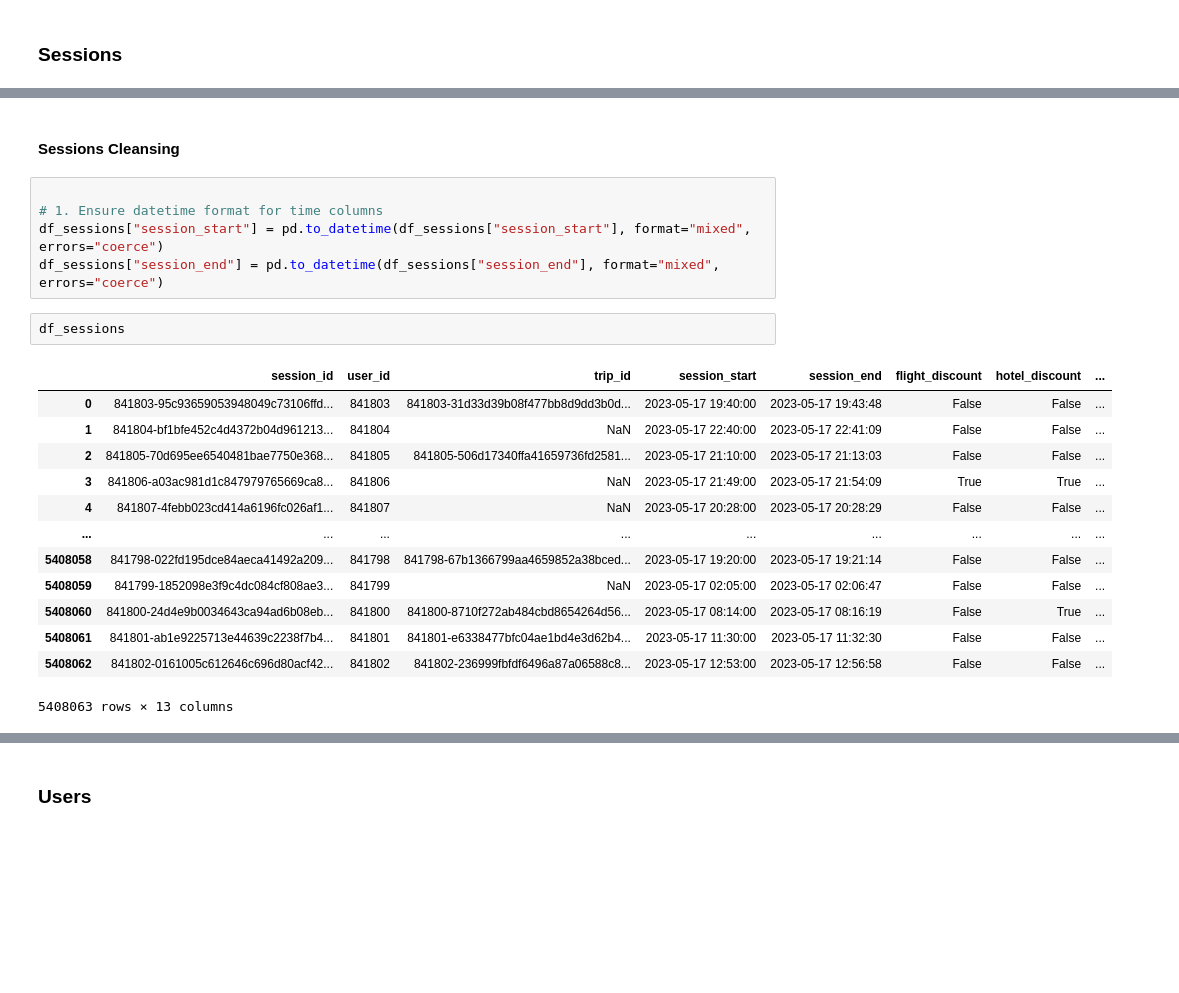
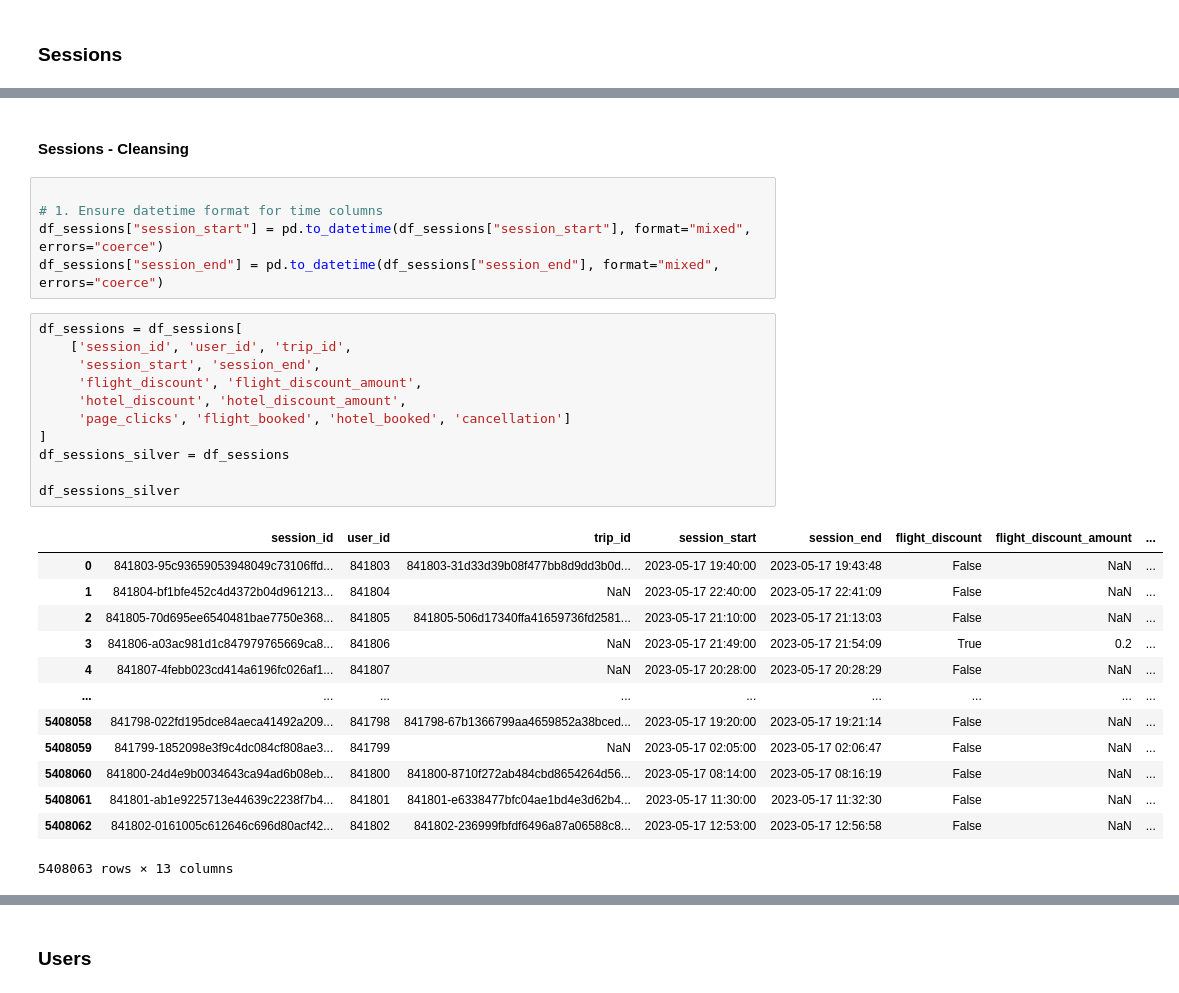
Before and after one commit to KonstantinData/Mastery-Project-Masterschool, a Jupyter notebook: notebooks/mastery-project-2025.ipynb, the cells around one changed output, grey strips where cells are left out. Drawn from its saved outputs; the diff is of its cells as text; blank space fills up the shorter version.

```diff
--- a/notebooks/mastery-project-2025.ipynb
+++ b/notebooks/mastery-project-2025.ipynb
@@ -365,23 +482,32 @@ memory usage: 355.9+ MB
 # %% [markdown]
-#### Sessions Cleansing
+#### Sessions - Cleansing
 # %%
 
 # 1. Ensure datetime format for time columns
 df_sessions["session_start"] = pd.to_datetime(df_sessions["session_start"], format="mixed", errors="coerce")
 df_sessions["session_end"] = pd.to_datetime(df_sessions["session_end"], format="mixed", errors="coerce")
-# %%
-df_sessions
-# %% [output]
-|  | session_id | user_id | trip_id | session_start | session_end | flight_discount | hotel_discount | ... |
-| 0 | 841803-95c93659053948049c73106ffd... | 841803 | 841803-31d33d39b08f477bb8d9dd3b0d... | 2023-05-17 19:40:00 | 2023-05-17 19:43:48 | False | False | ... |
-| 1 | 841804-bf1bfe452c4d4372b04d961213... | 841804 | NaN | 2023-05-17 22:40:00 | 2023-05-17 22:41:09 | False | False | ... |
-| 2 | 841805-70d695ee6540481bae7750e368... | 841805 | 841805-506d17340ffa41659736fd2581... | 2023-05-17 21:10:00 | 2023-05-17 21:13:03 | False | False | ... |
-| 3 | 841806-a03ac981d1c847979765669ca8... | 841806 | NaN | 2023-05-17 21:49:00 | 2023-05-17 21:54:09 | True | True | ... |
-| 4 | 841807-4febb023cd414a6196fc026af1... | 841807 | NaN | 2023-05-17 20:28:00 | 2023-05-17 20:28:29 | False | False | ... |
-| ... | ... | ... | ... | ... | ... | ... | ... | ... |
-| 5408058 | 841798-022fd195dce84aeca41492a209... | 841798 | 841798-67b1366799aa4659852a38bced... | 2023-05-17 19:20:00 | 2023-05-17 19:21:14 | False | False | ... |
-| 5408059 | 841799-1852098e3f9c4dc084cf808ae3... | 841799 | NaN | 2023-05-17 02:05:00 | 2023-05-17 02:06:47 | False | False | ... |
-| 5408060 | 841800-24d4e9b0034643ca94ad6b08eb... | 841800 | 841800-8710f272ab484cbd8654264d56... | 2023-05-17 08:14:00 | 2023-05-17 08:16:19 | False | True | ... |
-| 5408061 | 841801-ab1e9225713e44639c2238f7b4... | 841801 | 841801-e6338477bfc04ae1bd4e3d62b4... | 2023-05-17 11:30:00 | 2023-05-17 11:32:30 | False | False | ... |
-| 5408062 | 841802-0161005c612646c696d80acf42... | 841802 | 841802-236999fbfdf6496a87a06588c8... | 2023-05-17 12:53:00 | 2023-05-17 12:56:58 | False | False | ... |
-5408063 rows × 13 columns
+# %%
+df_sessions = df_sessions[
+    ['session_id', 'user_id', 'trip_id',
+     'session_start', 'session_end',
+     'flight_discount', 'flight_discount_amount',
+     'hotel_discount', 'hotel_discount_amount',
+     'page_clicks', 'flight_booked', 'hotel_booked', 'cancellation']
+]
+df_sessions_silver = df_sessions
+
+df_sessions_silver
+# %% [output]
+|  | session_id | user_id | trip_id | session_start | session_end | flight_discount | flight_discount_amount | ... |
+| 0 | 841803-95c93659053948049c73106ffd... | 841803 | 841803-31d33d39b08f477bb8d9dd3b0d... | 2023-05-17 19:40:00 | 2023-05-17 19:43:48 | False | NaN | ... |
+| 1 | 841804-bf1bfe452c4d4372b04d961213... | 841804 | NaN | 2023-05-17 22:40:00 | 2023-05-17 22:41:09 | False | NaN | ... |
+| 2 | 841805-70d695ee6540481bae7750e368... | 841805 | 841805-506d17340ffa41659736fd2581... | 2023-05-17 21:10:00 | 2023-05-17 21:13:03 | False | NaN | ... |
+| 3 | 841806-a03ac981d1c847979765669ca8... | 841806 | NaN | 2023-05-17 21:49:00 | 2023-05-17 21:54:09 | True | 0.2 | ... |
+| 4 | 841807-4febb023cd414a6196fc026af1... | 841807 | NaN | 2023-05-17 20:28:00 | 2023-05-17 20:28:29 | False | NaN | ... |
+| ... | ... | ... | ... | ... | ... | ... | ... | ... |
+| 5408058 | 841798-022fd195dce84aeca41492a209... | 841798 | 841798-67b1366799aa4659852a38bced... | 2023-05-17 19:20:00 | 2023-05-17 19:21:14 | False | NaN | ... |
+| 5408059 | 841799-1852098e3f9c4dc084cf808ae3... | 841799 | NaN | 2023-05-17 02:05:00 | 2023-05-17 02:06:47 | False | NaN | ... |
+| 5408060 | 841800-24d4e9b0034643ca94ad6b08eb... | 841800 | 841800-8710f272ab484cbd8654264d56... | 2023-05-17 08:14:00 | 2023-05-17 08:16:19 | False | NaN | ... |
+| 5408061 | 841801-ab1e9225713e44639c2238f7b4... | 841801 | 841801-e6338477bfc04ae1bd4e3d62b4... | 2023-05-17 11:30:00 | 2023-05-17 11:32:30 | False | NaN | ... |
+| 5408062 | 841802-0161005c612646c696d80acf42... | 841802 | 841802-236999fbfdf6496a87a06588c8... | 2023-05-17 12:53:00 | 2023-05-17 12:56:58 | False | NaN | ... |
+5408063 rows × 13 columns
```
Also changed, not shown: parts of 57 cells of this notebook, 1 other file.
